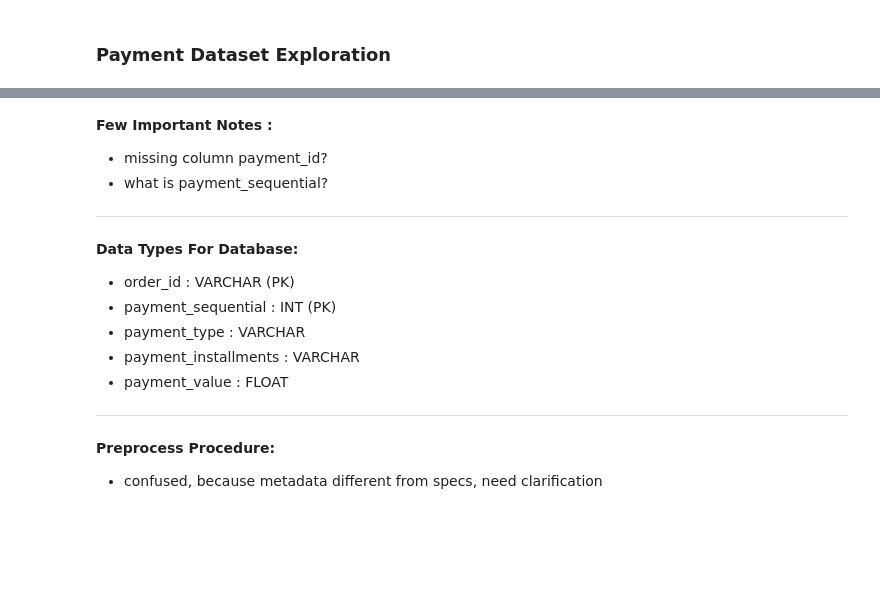
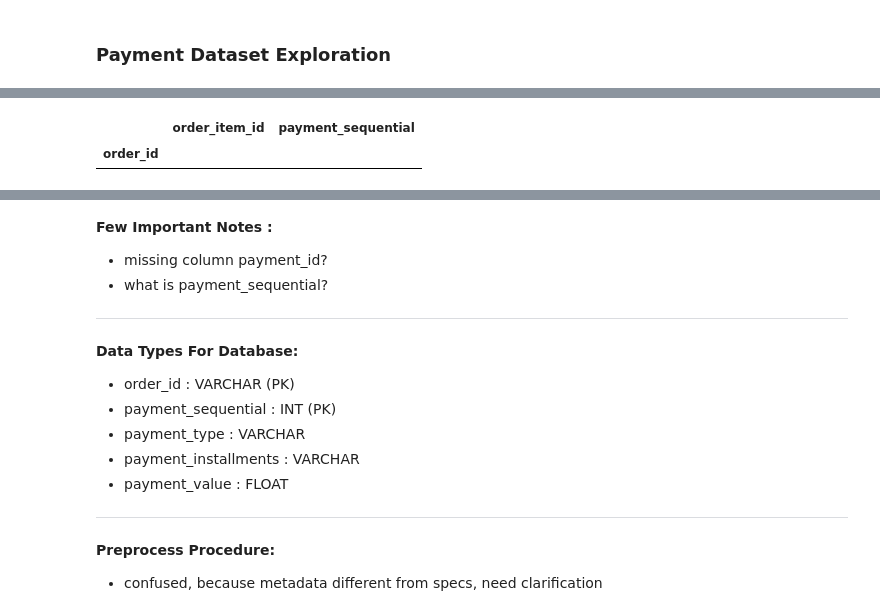
Before and after one commit to William9923/EcommerceAnalytics, a Jupyter notebook: notebooks/13_02_2021DatasetRelationshipExploration.ipynb, the cells around one changed output, grey strips where cells are left out. Drawn from its saved outputs; the diff is of its cells as text; code cells hidden in the pictures; blank space fills up the shorter version.

```diff
--- a/notebooks/13_02_2021DatasetRelationshipExploration.ipynb
+++ b/notebooks/13_02_2021DatasetRelationshipExploration.ipynb
@@ -239,0 +455,8 @@ print('-' * 20)
+# %%
+merged = pd.merge(order_item, payment, left_on='order_id', right_on='order_id')
+# %%
+check = merged[['order_id', 'order_item_id', 'payment_sequential']].copy().groupby(by="order_id").count()
+check.loc[check.order_item_id != check.payment_sequential]
+# %% [output]
+|  | order_item_id | payment_sequential |
+| order_id |  |  |
```
Also changed, not shown: parts of 30 cells of this notebook, 30 other files.
